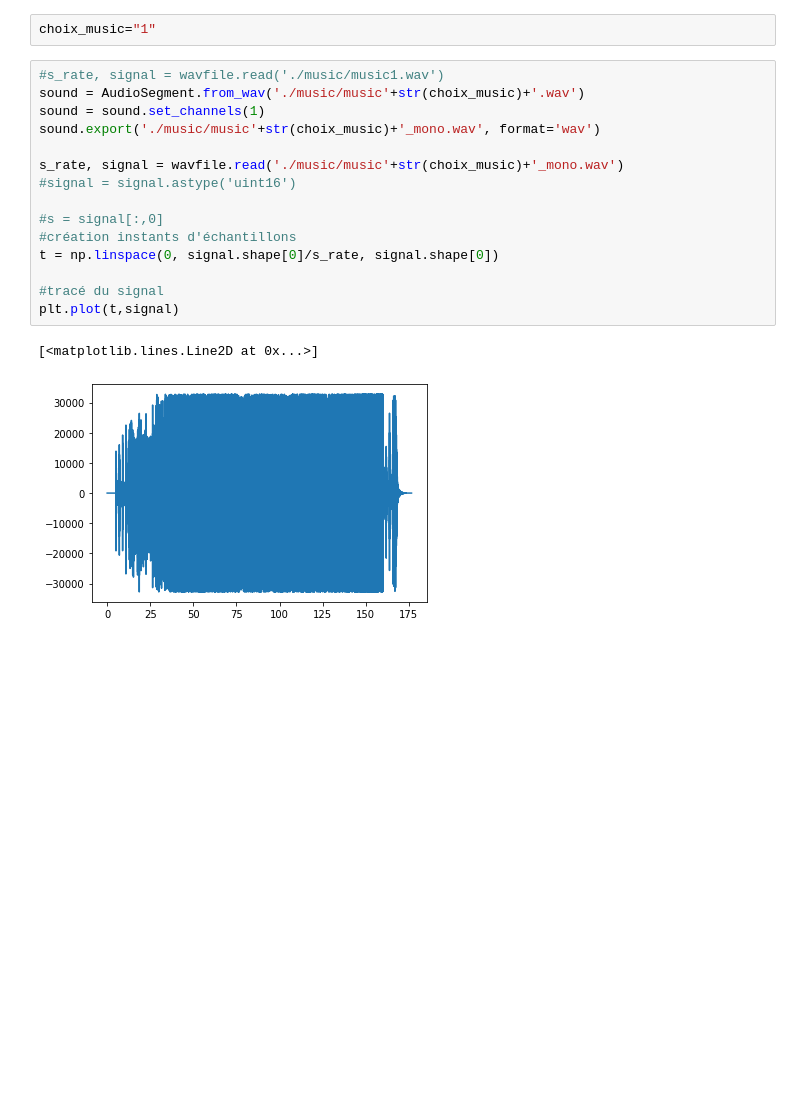
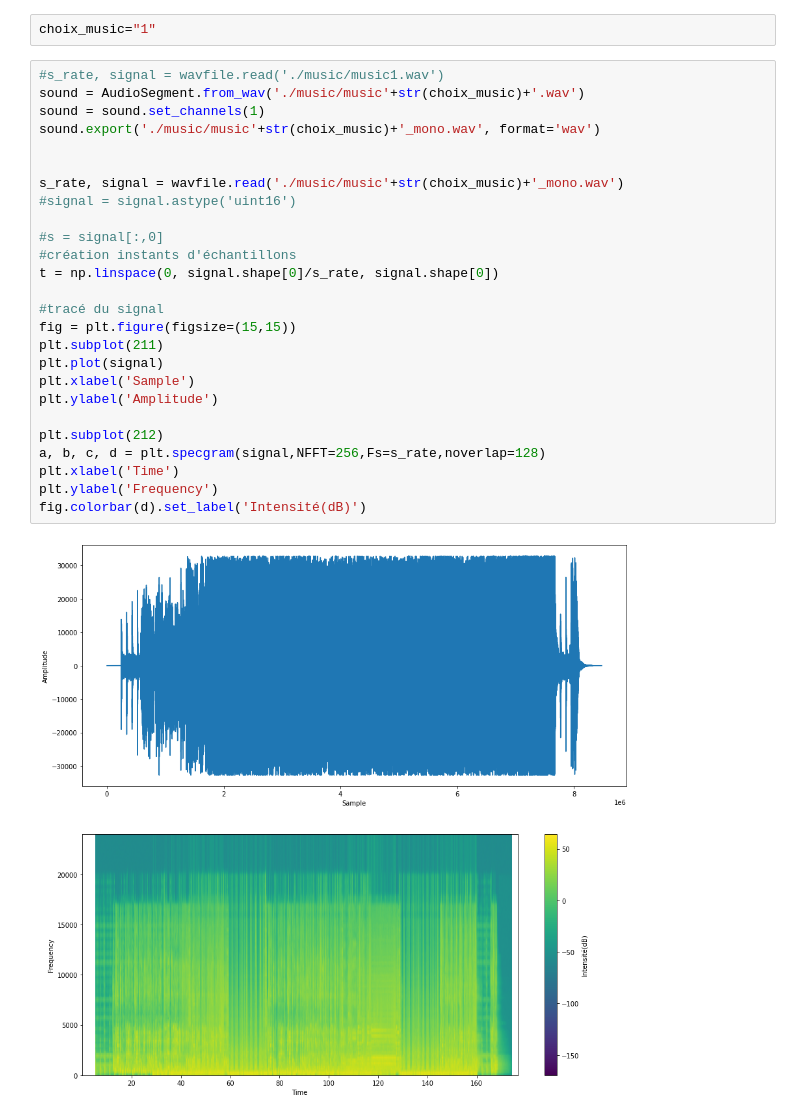
Before and after one commit to lucanchling/Projet_Reconnaissance_de_Son, a Jupyter notebook: spectrogramme.ipynb, the cells around one changed output. Saved outputs shown, nothing was run; the diff lists cells and outputs as text; blank space fills up the shorter version.

```diff
--- a/spectrogramme.ipynb
+++ b/spectrogramme.ipynb
@@ -9,21 +9,31 @@ choix_music="1"
 # %%
 #s_rate, signal = wavfile.read('./music/music1.wav')
 sound = AudioSegment.from_wav('./music/music'+str(choix_music)+'.wav')
 sound = sound.set_channels(1)
 sound.export('./music/music'+str(choix_music)+'_mono.wav', format='wav')
+
 
 s_rate, signal = wavfile.read('./music/music'+str(choix_music)+'_mono.wav')
 #signal = signal.astype('uint16')
 
 #s = signal[:,0]
 #création instants d'échantillons
 t = np.linspace(0, signal.shape[0]/s_rate, signal.shape[0])
 
 #tracé du signal
-plt.plot(t,signal)
+fig = plt.figure(figsize=(15,15))
+plt.subplot(211)
+plt.plot(signal)
+plt.xlabel('Sample')
+plt.ylabel('Amplitude')
+
+plt.subplot(212)
+a, b, c, d = plt.specgram(signal,NFFT=256,Fs=s_rate,noverlap=128)
+plt.xlabel('Time')
+plt.ylabel('Frequency')
+fig.colorbar(d).set_label('Intensité(dB)')
 # %% [output]
-[<matplotlib.lines.Line2D at 0x...>]
-[figure, old version]
+[figure, new version]
 # %%
 FFT = fftpack.fft(signal)
 freq = fftpack.fftfreq(signal.size,d=1/s_rate)
```
Also changed, not shown: parts of 3 cells of this notebook.
